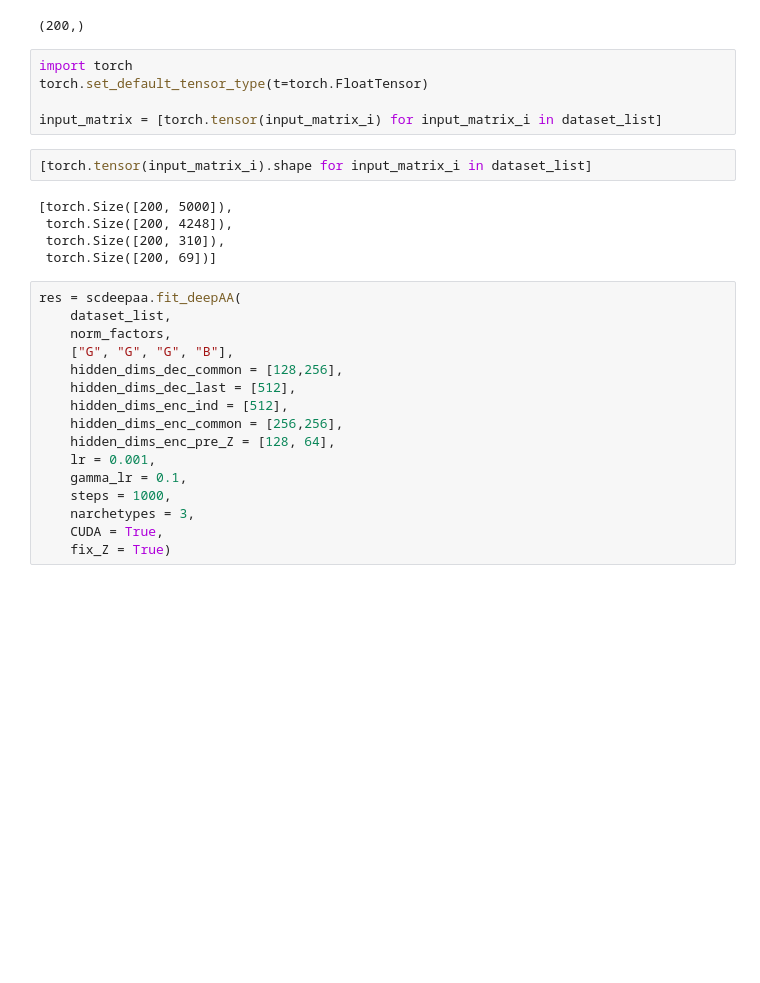
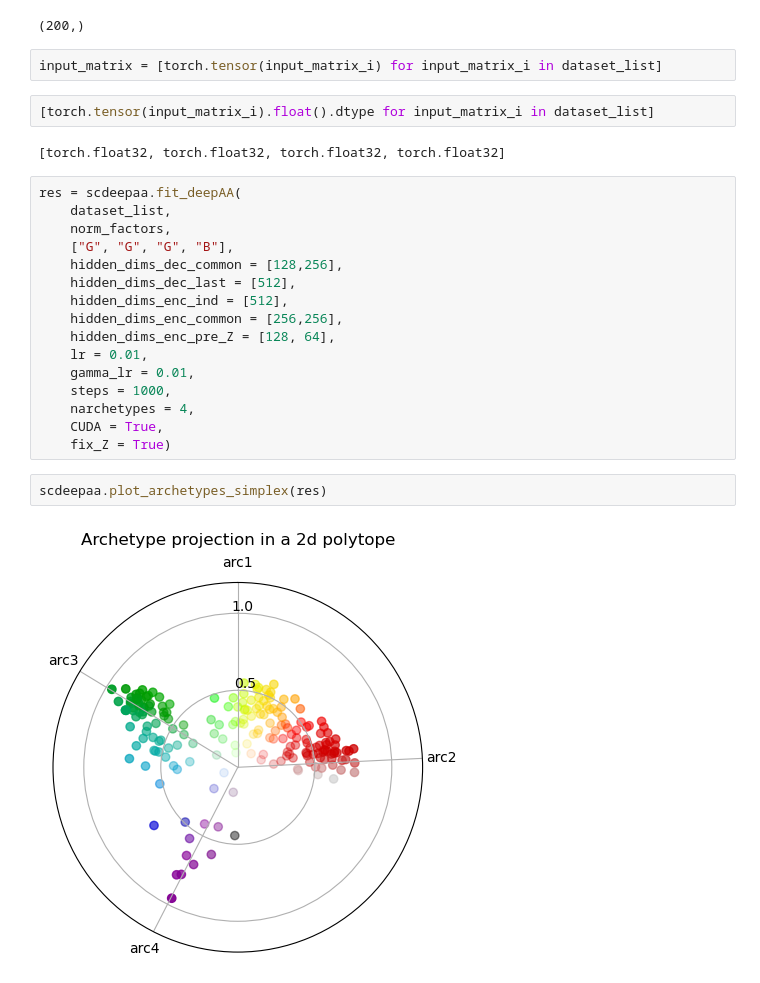
Before and after one commit to sottorivalab/midaa, a Jupyter notebook: docs/cancer_genomics_tutorial.ipynb, the cells around one changed output. Saved outputs shown, nothing was run; the diff lists cells and outputs as text; blank space fills up the shorter version.

```diff
--- a/docs/cancer_genomics_tutorial.ipynb
+++ b/docs/cancer_genomics_tutorial.ipynb
@@ -48,17 +51,11 @@ norm_factors[0].shape
 # %% [output]
 (200,)
 # %%
-import torch
-torch.set_default_tensor_type(t=torch.FloatTensor)
-
 input_matrix = [torch.tensor(input_matrix_i) for input_matrix_i in dataset_list]
 # %%
-[torch.tensor(input_matrix_i).shape for input_matrix_i in dataset_list]
+[torch.tensor(input_matrix_i).float().dtype for input_matrix_i in dataset_list]
 # %% [output]
-[torch.Size([200, 5000]),
- torch.Size([200, 4248]),
- torch.Size([200, 310]),
- torch.Size([200, 69])]
+[torch.float32, torch.float32, torch.float32, torch.float32]
 # %%
 res = scdeepaa.fit_deepAA(
     dataset_list,
@@ -69,10 +66,14 @@ res = scdeepaa.fit_deepAA(
     hidden_dims_enc_ind = [512],
     hidden_dims_enc_common = [256,256],
     hidden_dims_enc_pre_Z = [128, 64],
-    lr = 0.001,
-    gamma_lr = 0.1,
+    lr = 0.01,
+    gamma_lr = 0.01,
     steps = 1000,
-    narchetypes = 3,
+    narchetypes = 4,
     CUDA = True,
     fix_Z = True)
+# %%
+scdeepaa.plot_archetypes_simplex(res)
+# %% [output]
+[figure, added]
 # %%
```
Also changed, not shown: parts of 8 cells of this notebook, 14 other files.
